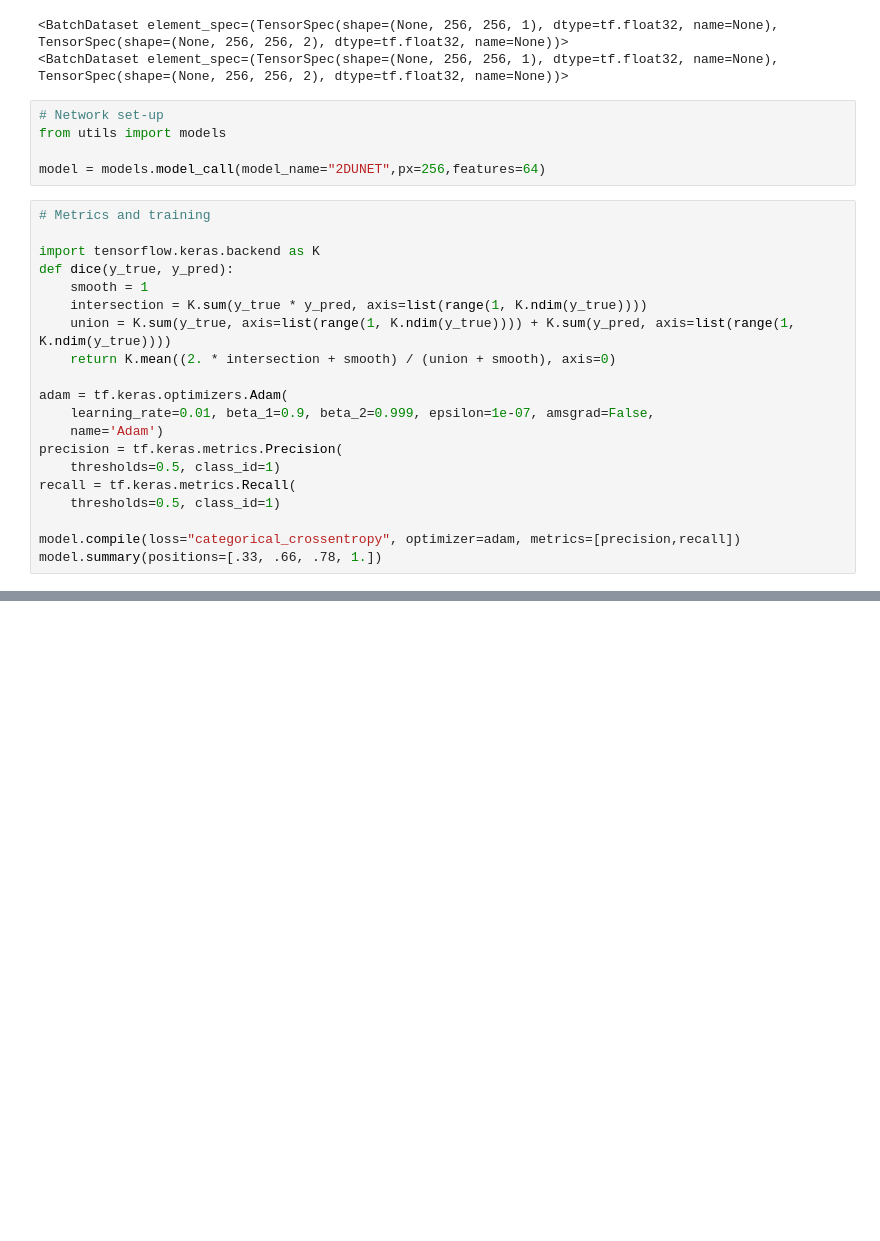
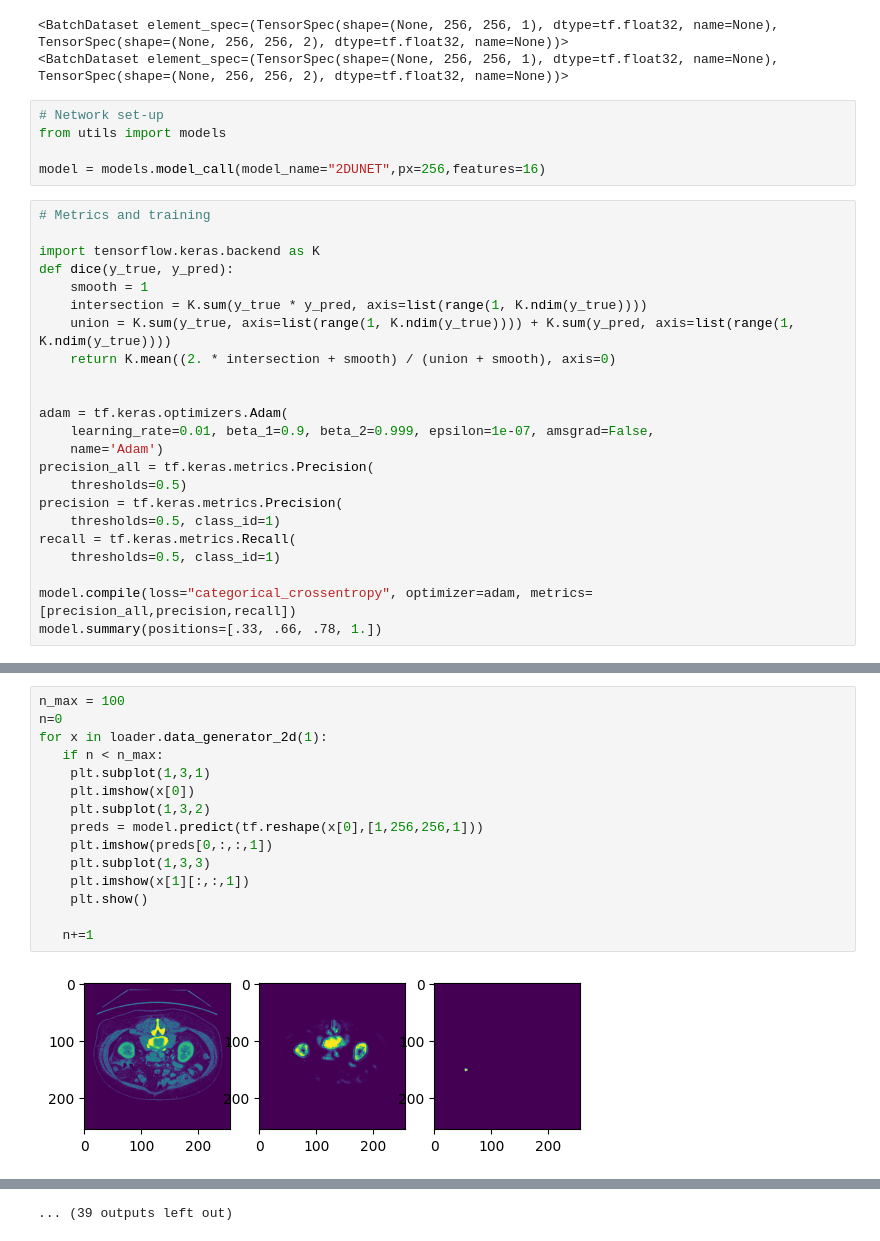
Before and after one commit to Kaczmarekrr/3DRDNN, a Jupyter notebook: pipeline.ipynb, the cells around one changed output, grey strips where cells are left out. Cells and saved outputs as stored; diff of their text form; blank space fills up the shorter version.

```diff
--- a/pipeline.ipynb
+++ b/pipeline.ipynb
@@ -110,7 +110,7 @@ print(valid_dataset)
 # Network set-up
 from utils import models
 
-model = models.model_call(model_name="2DUNET",px=256,features=64)
+model = models.model_call(model_name="2DUNET",px=256,features=16)
 # %%
 # Metrics and training
 
@@ -121,14 +121,17 @@ def dice(y_true, y_pred):
     union = K.sum(y_true, axis=list(range(1, K.ndim(y_true)))) + K.sum(y_pred, axis=list(range(1, K.ndim(y_true))))
     return K.mean((2. * intersection + smooth) / (union + smooth), axis=0)
 
+
 adam = tf.keras.optimizers.Adam(
     learning_rate=0.01, beta_1=0.9, beta_2=0.999, epsilon=1e-07, amsgrad=False,
     name='Adam')
+precision_all = tf.keras.metrics.Precision(
+    thresholds=0.5)
 precision = tf.keras.metrics.Precision(
     thresholds=0.5, class_id=1)
 recall = tf.keras.metrics.Recall(
     thresholds=0.5, class_id=1)
 
-model.compile(loss="categorical_crossentropy", optimizer=adam, metrics=[precision,recall])
+model.compile(loss="categorical_crossentropy", optimizer=adam, metrics=[precision_all,precision,recall])
 model.summary(positions=[.33, .66, .78, 1.])
 # %% [output]
@@ -173,0 +193,17 @@ Epoch 1/10
+# %%
+n_max = 100
+n=0
+for x in loader.data_generator_2d(1):
+   if n < n_max:
+    plt.subplot(1,3,1)
+    plt.imshow(x[0])
+    plt.subplot(1,3,2)
+    preds = model.predict(tf.reshape(x[0],[1,256,256,1]))
+    plt.imshow(preds[0,:,:,1])
+    plt.subplot(1,3,3)
+    plt.imshow(x[1][:,:,1])
+    plt.show()
+
+   n+=1
+# %% [output]
+[figure, added]
@@ -173,0 +221 @@ Epoch 1/10
+... (39 outputs left out)
```
Also changed, not shown: parts of 3 cells of this notebook.
